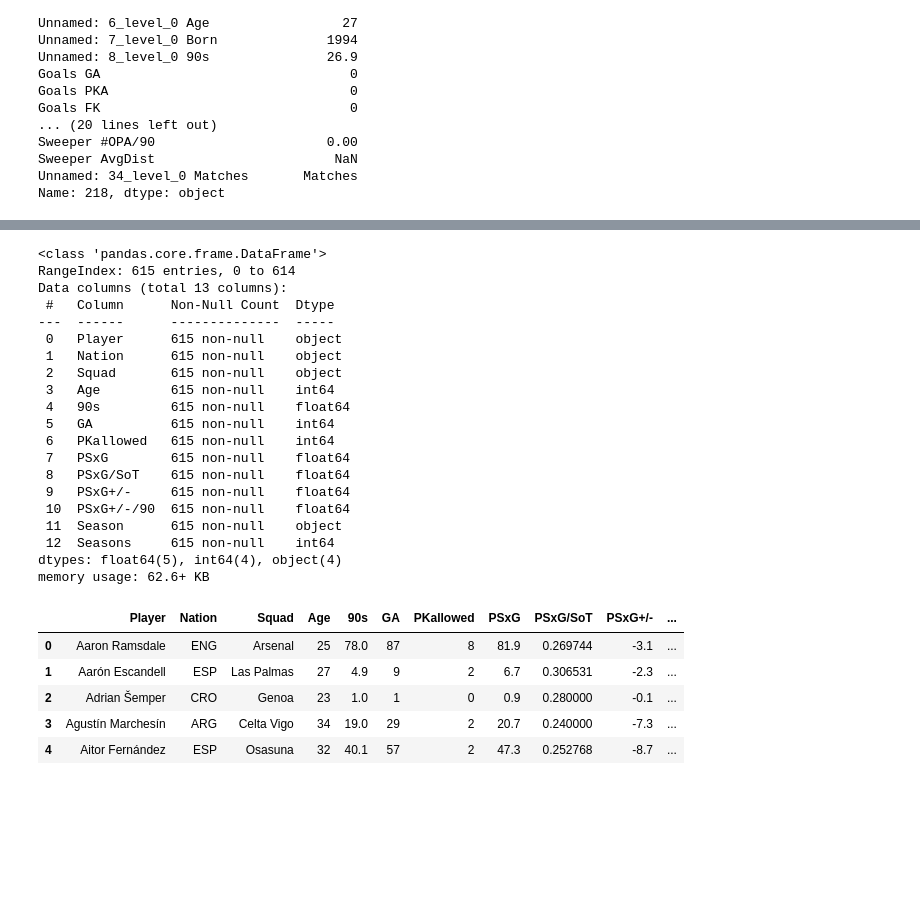
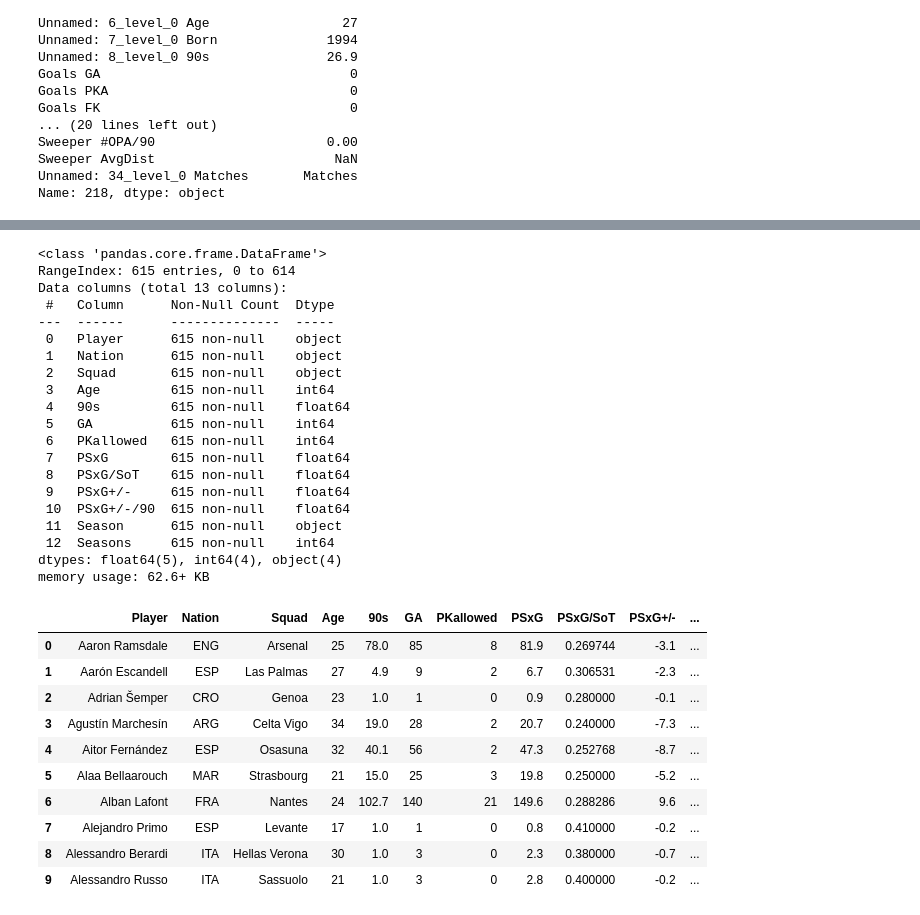
Before and after one commit to gregdorshimer/fbref-goalkeeping, a Jupyter notebook: goalkeeping.ipynb, the cells around one changed output, grey strips where cells are left out. Cells and saved outputs as stored; diff of their text form; code cells hidden in the pictures; blank space fills up the shorter version.

```diff
--- a/goalkeeping.ipynb
+++ b/goalkeeping.ipynb
@@ -120,13 +120,13 @@ Name: 218, dtype: object
 df1.columns
 df1.head()
 df1 = df1[['Unnamed: 1_level_0 Player', 'Unnamed: 2_level_0 Nation', 'Unnamed: 4_level_0 Squad',
-       'Unnamed: 6_level_0 Age', 'Unnamed: 8_level_0 90s', 'Goals GA', 'Goals PKA', 'Expected PSxG', 'Expected PSxG/SoT',
+       'Unnamed: 6_level_0 Age', 'Unnamed: 8_level_0 90s', 'Goals GA', 'Goals PKA', 'Goals OG', 'Expected PSxG', 'Expected PSxG/SoT',
        'Expected PSxG+/-', 'Expected /90']]
 df2 = df2[['Unnamed: 1_level_0 Player', 'Unnamed: 2_level_0 Nation', 'Unnamed: 4_level_0 Squad',
-       'Unnamed: 6_level_0 Age', 'Unnamed: 8_level_0 90s', 'Goals GA', 'Goals PKA', 'Expected PSxG', 'Expected PSxG/SoT',
+       'Unnamed: 6_level_0 Age', 'Unnamed: 8_level_0 90s', 'Goals GA', 'Goals PKA', 'Goals OG', 'Expected PSxG', 'Expected PSxG/SoT',
        'Expected PSxG+/-', 'Expected /90']]
 df3 = df3[['Unnamed: 1_level_0 Player', 'Unnamed: 2_level_0 Nation', 'Unnamed: 4_level_0 Squad',
-       'Unnamed: 6_level_0 Age', 'Unnamed: 8_level_0 90s', 'Goals GA', 'Goals PKA', 'Expected PSxG', 'Expected PSxG/SoT',
+       'Unnamed: 6_level_0 Age', 'Unnamed: 8_level_0 90s', 'Goals GA', 'Goals PKA', 'Goals OG', 'Expected PSxG', 'Expected PSxG/SoT',
        'Expected PSxG+/-', 'Expected /90']]
 
 # validate
@@ -277,3 +281,15 @@ PSxG/SoT      0
 PSxG+/-       0
 PSxG+/-/90    0
 dtype: int64
+# %%
+# Set column types
+df1 = df1.astype({'Age': int, '90s': float, 'GA': int, 'OG': int, 'PKallowed': int, 'PSxG':float, 'PSxG/SoT': float,
+                          'PSxG+/-': float, 'PSxG+/-/90': float})
+df2 = df2.astype({'Age': int, '90s': float, 'GA': int, 'OG': int, 'PKallowed': int, 'PSxG':float, 'PSxG/SoT': float,
+                          'PSxG+/-': float, 'PSxG+/-/90': float})
+df3 = df3.astype({'Age': int, '90s': float, 'GA': int, 'OG': int, 'PKallowed': int, 'PSxG':float, 'PSxG/SoT': float,
+                          'PSxG+/-': float, 'PSxG+/-/90': float})
+#validate
+df1.info()
+#df2.info()
+#df3.info()
@@ -279,0 +316,14 @@ dtype: int64
+# %%
+# Update GA to GA - OG
+
+# Per the data source, derivative stats are calculated ignoring OG (own goals)
+df1['GA'] = df1['GA'] - df1['OG']
+df2['GA'] = df2['GA'] - df2['OG']
+df3['GA'] = df3['GA'] - df3['OG']
+
+df1 = df1.drop(columns='OG')
+df2 = df2.drop(columns='OG')
+df3 = df3.drop(columns='OG')
+
+#validate
+df1.head()
@@ -340,36 +397,40 @@ for i in range(len(df_long)):
             break
     # if df was iterated over and player df_long[i] doesn't exist in df, then add the player to df
     if not exists:
         df = pd.concat([df, df_long.iloc[[i]]])
 
 df = df.reset_index(drop=True)
 df = df.drop('Season', axis=1)
 df.head(10)
-df_long.head(30)
 # %% [output]
 <class 'pandas.core.frame.DataFrame'>
 RangeIndex: 615 entries, 0 to 614
 Data columns (total 13 columns):
  #   Column      Non-Null Count  Dtype
 ---  ------      --------------  -----
  0   Player      615 non-null    object
  1   Nation      615 non-null    object
  2   Squad       615 non-null    object
  3   Age         615 non-null    int64
  4   90s         615 non-null    float64
  5   GA          615 non-null    int64
  6   PKallowed   615 non-null    int64
  7   PSxG        615 non-null    float64
  8   PSxG/SoT    615 non-null    float64
  9   PSxG+/-     615 non-null    float64
  10  PSxG+/-/90  615 non-null    float64
  11  Season      615 non-null    object
  12  Seasons     615 non-null    int64
 dtypes: float64(5), int64(4), object(4)
 memory usage: 62.6+ KB
 |  | Player | Nation | Squad | Age | 90s | GA | PKallowed | PSxG | PSxG/SoT | PSxG+/- | ... |
-| 0 | Aaron Ramsdale | ENG | Arsenal | 25 | 78.0 | 87 | 8 | 81.9 | 0.269744 | -3.1 | ... |
+| 0 | Aaron Ramsdale | ENG | Arsenal | 25 | 78.0 | 85 | 8 | 81.9 | 0.269744 | -3.1 | ... |
 | 1 | Aarón Escandell | ESP | Las Palmas | 27 | 4.9 | 9 | 2 | 6.7 | 0.306531 | -2.3 | ... |
 | 2 | Adrian Šemper | CRO | Genoa | 23 | 1.0 | 1 | 0 | 0.9 | 0.280000 | -0.1 | ... |
-| 3 | Agustín Marchesín | ARG | Celta Vigo | 34 | 19.0 | 29 | 2 | 20.7 | 0.240000 | -7.3 | ... |
-| 4 | Aitor Fernández | ESP | Osasuna | 32 | 40.1 | 57 | 2 | 47.3 | 0.252768 | -8.7 | ... |
+| 3 | Agustín Marchesín | ARG | Celta Vigo | 34 | 19.0 | 28 | 2 | 20.7 | 0.240000 | -7.3 | ... |
+| 4 | Aitor Fernández | ESP | Osasuna | 32 | 40.1 | 56 | 2 | 47.3 | 0.252768 | -8.7 | ... |
+| 5 | Alaa Bellaarouch | MAR | Strasbourg | 21 | 15.0 | 25 | 3 | 19.8 | 0.250000 | -5.2 | ... |
+| 6 | Alban Lafont | FRA | Nantes | 24 | 102.7 | 140 | 21 | 149.6 | 0.288286 | 9.6 | ... |
+| 7 | Alejandro Primo | ESP | Levante | 17 | 1.0 | 1 | 0 | 0.8 | 0.410000 | -0.2 | ... |
+| 8 | Alessandro Berardi | ITA | Hellas Verona | 30 | 1.0 | 3 | 0 | 2.3 | 0.380000 | -0.7 | ... |
+| 9 | Alessandro Russo | ITA | Sassuolo | 21 | 1.0 | 3 | 0 | 2.8 | 0.400000 | -0.2 | ... |
```
Also changed, not shown: parts of 13 cells of this notebook.
